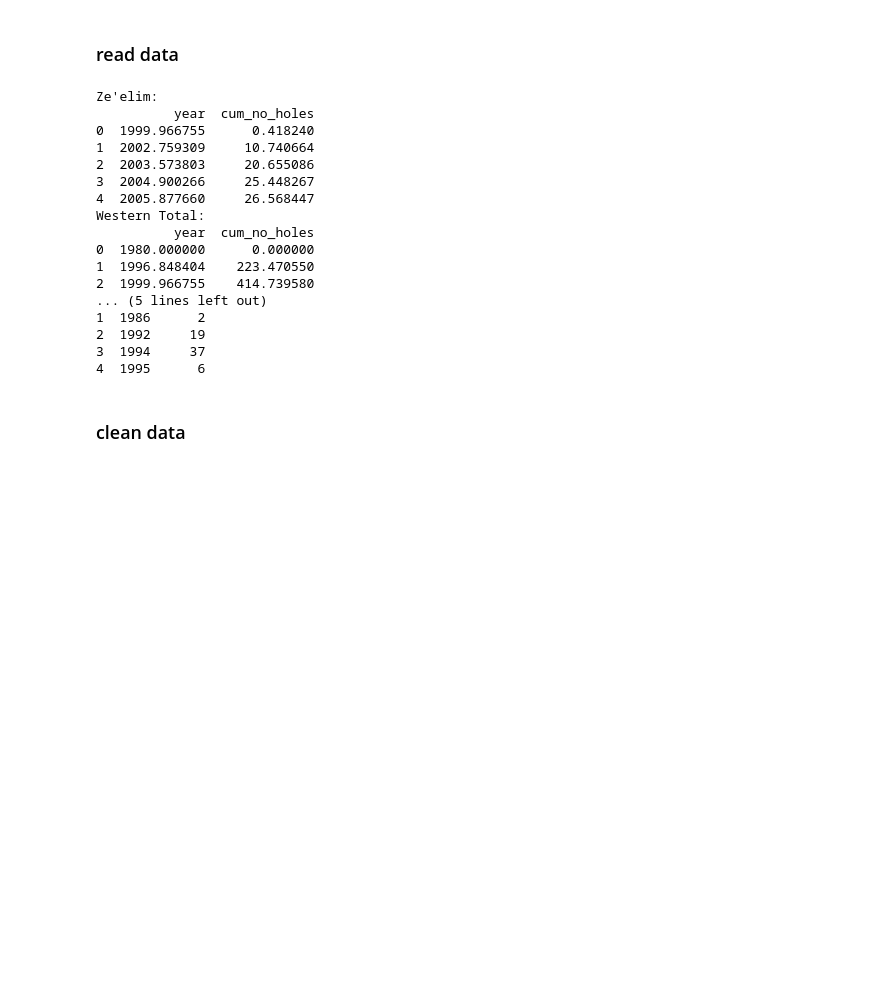
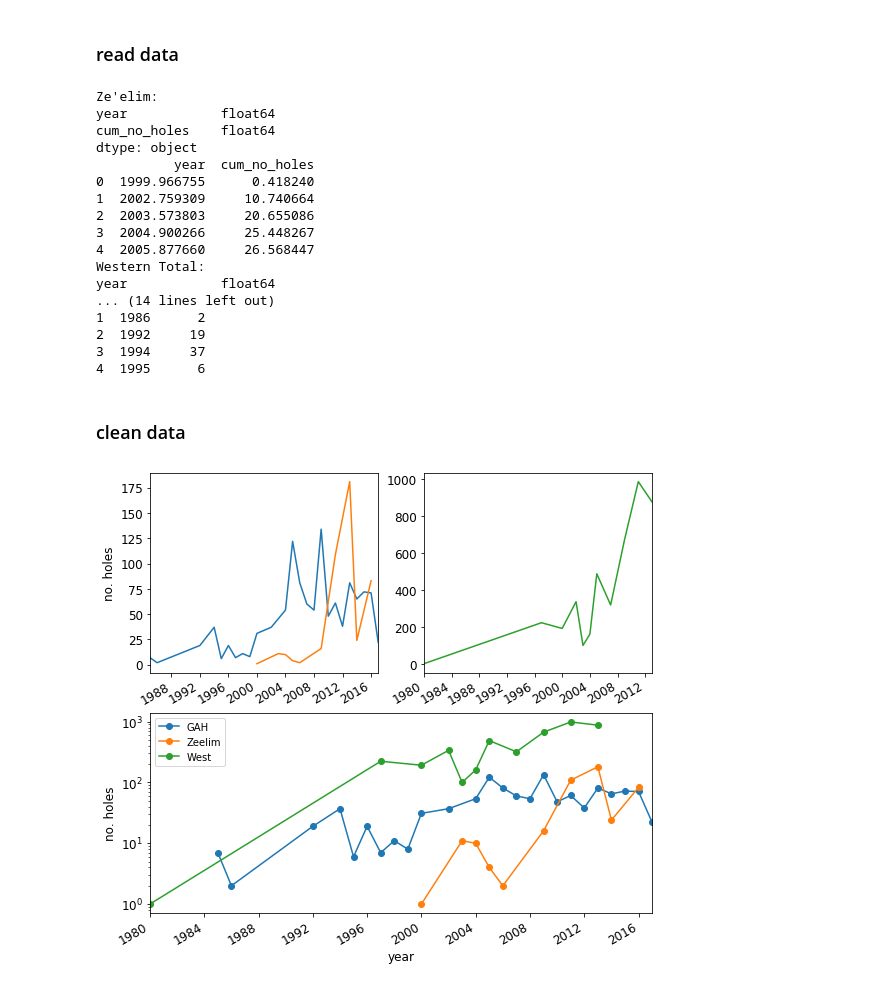
Before and after one commit to wobrotson/sinkhole_populations, a Jupyter notebook: codes/sinkhole_populations.ipynb, the cells around one changed output. Drawn from its saved outputs; the diff is of its cells as text; code cells hidden in the pictures; blank space fills up the shorter version.

Commit message:
cleaned data

```diff
--- a/codes/sinkhole_populations.ipynb
+++ b/codes/sinkhole_populations.ipynb
@@ -21,11 +21,14 @@ zeelim.columns = ["year", "cum_no_holes"]
 DS_west_all.columns = ["year", "cum_no_holes"]
 GAH.columns = ["year", "holes"] # holes in that year rather than cumulative no. holes
 
-print('Ze\'elim:', zeelim.head(), sep='\n')
-print('Western Total:', DS_west_all.head(), sep='\n')
-print('Ghor Al-Haditha:', GAH.head(), sep='\n');
+print('Ze\'elim:', zeelim.dtypes, zeelim.head(), sep='\n')
+print('Western Total:', DS_west_all.dtypes, DS_west_all.head(), sep='\n')
+print('Ghor Al-Haditha:', GAH.dtypes, GAH.head(), sep='\n');
 # %% [output]
 Ze'elim:
+year            float64
+cum_no_holes    float64
+dtype: object
           year  cum_no_holes
 0  1999.966755      0.418240
 1  2002.759309     10.740664
@@ -33,15 +36,64 @@ Ze'elim:
 3  2004.900266     25.448267
 4  2005.877660     26.568447
 Western Total:
-          year  cum_no_holes
-0  1980.000000      0.000000
-1  1996.848404    223.470550
-2  1999.966755    414.739580
-... (5 lines left out)
+year            float64
+... (14 lines left out)
 1  1986      2
 2  1992     19
 3  1994     37
 4  1995      6
 # %% [markdown]
 ### clean data
+# %%
+# round values in zeelim and DS west, convert to integers
+zeelim = zeelim.round().astype('int64')
+DS_west_all = DS_west_all.round().astype('int64')
+
+# convert years to datetime format, set to index
+GAH.index = pd.to_datetime(GAH.year, format='%Y') # sets date to 01-01-year by default
+zeelim.index = pd.to_datetime(zeelim.year, format='%Y')
+DS_west_all.index = pd.to_datetime(DS_west_all.year, format='%Y')
+
+# reverse cumulative nature of western data to get number of holes per year
+zeelim['holes'] = zeelim.cum_no_holes.diff(1)
+zeelim = zeelim.fillna(1)
+zeelim.holes = zeelim.holes.astype('int64') # warning as data copied from another column in dataframe
+
+DS_west_all['holes'] = DS_west_all.cum_no_holes.diff(1)
+DS_west_all = DS_west_all.fillna(1)
+DS_west_all.holes = DS_west_all.holes.astype('int64')
+
+#print('Ze\'elim:', zeelim.dtypes, zeelim.head(), sep='\n')
+#print('Western Total:', DS_west_all.dtypes, DS_west_all.head(), sep='\n')
+#print('Ghor Al-Haditha:', GAH.dtypes, GAH.head(), sep='\n');
+
+# use pandas to plot initial data
+%matplotlib inline
+from matplotlib import pyplot as plt
+
+fig = plt.figure(figsize = (9, 9), constrained_layout=True)
+gs = fig.add_gridspec(2, 2)
+ax1 = fig.add_subplot(gs[0,0])
+ax2 = fig.add_subplot(gs[0,1:])
+ax3 = fig.add_subplot(gs[1:, :])
+
+GAH['holes'].plot(x='year',fontsize=12,ax=ax1)
+zeelim['holes'].plot(x='year', fontsize=12, ax=ax1)
+DS_west_all['holes'].plot(x='year', fontsize=12, ax=ax2, color='C2')
+
+ax1.set_xlabel(None)
+ax2.set_xlabel(None)
+ax1.set_ylabel('no. holes', fontsize=12)
+
+# plot all data in one subplot across bottom row using gridspec
+GAH['holes'].plot(ax=ax3, x='year',fontsize=12, label='GAH', marker='o', color='C0')
+zeelim['holes'].plot(ax=ax3, x='year', fontsize=12, label='Zeelim',marker='o', color='C1')
+DS_west_all['holes'].plot(ax=ax3,x='year', fontsize=12, label='West',marker='o', color='C2')
+
+ax3.set_xlabel('year', fontsize=12)
+ax3.set_ylabel('no. holes', fontsize=12)
+ax3.set_yscale('log')
+plt.legend();
+# %% [output]
+[figure, added]
 # %%
```
Also changed, not shown: parts of 4 cells of this notebook.
